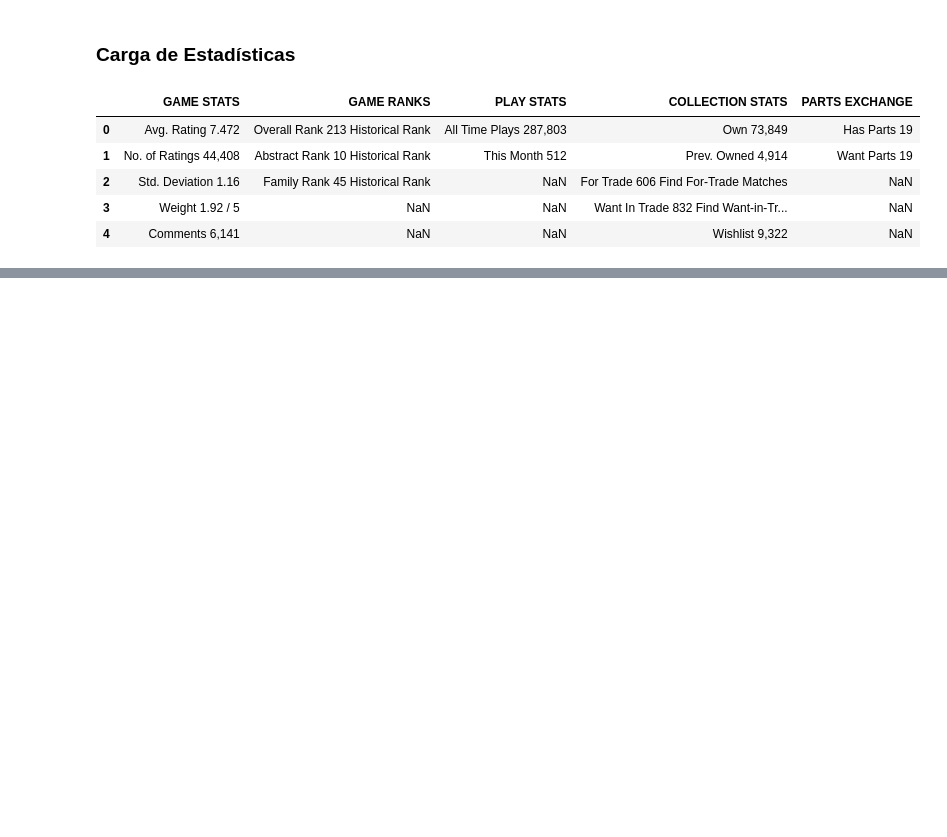
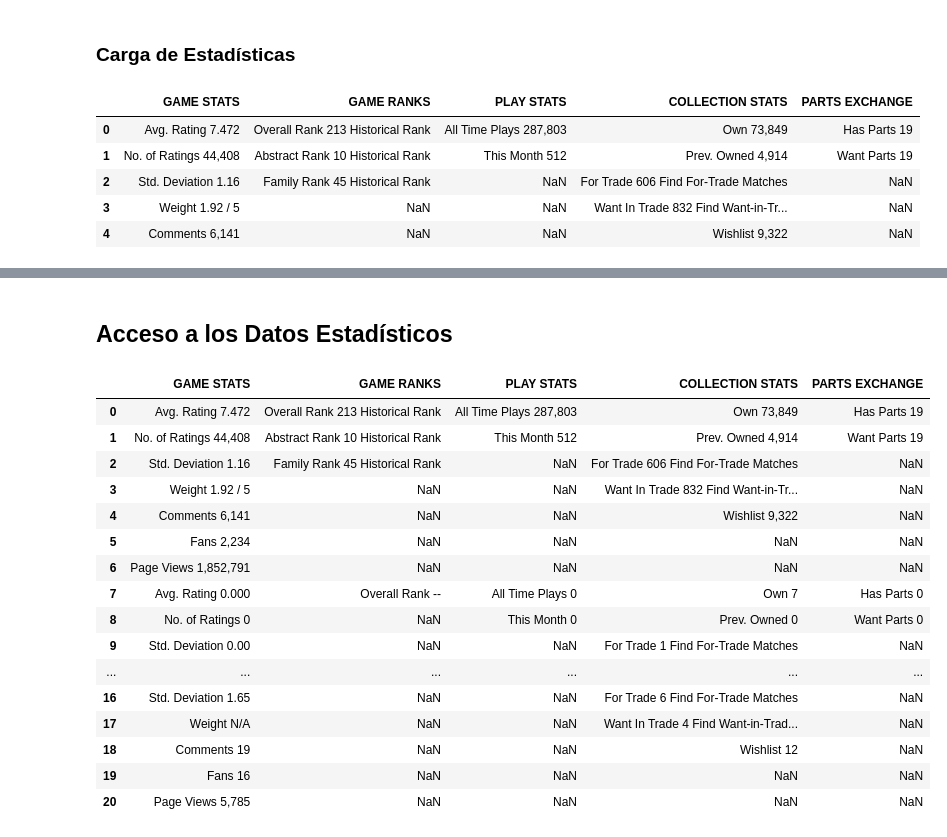
Before and after one commit to Kabarou/TP3_NLP, a Jupyter notebook: main.ipynb, the cells around one changed output, grey strips where cells are left out. Cells and saved outputs as stored; diff of their text form; code cells hidden in the pictures; blank space fills up the shorter version.

```diff
--- a/main.ipynb
+++ b/main.ipynb
@@ -70,0 +142,22 @@ df_estadisticas.head(5)
+# %% [markdown]
+## Acceso a los Datos Estadísticos
+# %%
+df_estadisticas
+# %% [output]
+|  | GAME STATS | GAME RANKS | PLAY STATS | COLLECTION STATS | PARTS EXCHANGE |
+| 0 | Avg. Rating 7.472 | Overall Rank 213 Historical Rank | All Time Plays 287,803 | Own 73,849 | Has Parts 19 |
+| 1 | No. of Ratings 44,408 | Abstract Rank 10 Historical Rank | This Month 512 | Prev. Owned 4,914 | Want Parts 19 |
+| 2 | Std. Deviation 1.16 | Family Rank 45 Historical Rank | NaN | For Trade 606 Find For-Trade Matches | NaN |
+| 3 | Weight 1.92 / 5 | NaN | NaN | Want In Trade 832 Find Want-in-Tr... | NaN |
+| 4 | Comments 6,141 | NaN | NaN | Wishlist 9,322 | NaN |
+| 5 | Fans 2,234 | NaN | NaN | NaN | NaN |
+| 6 | Page Views 1,852,791 | NaN | NaN | NaN | NaN |
+| 7 | Avg. Rating 0.000 | Overall Rank ‐‐ | All Time Plays 0 | Own 7 | Has Parts 0 |
+| 8 | No. of Ratings 0 | NaN | This Month 0 | Prev. Owned 0 | Want Parts 0 |
+| 9 | Std. Deviation 0.00 | NaN | NaN | For Trade 1 Find For-Trade Matches | NaN |
+| ... | ... | ... | ... | ... | ... |
+| 16 | Std. Deviation 1.65 | NaN | NaN | For Trade 6 Find For-Trade Matches | NaN |
+| 17 | Weight N/A | NaN | NaN | Want In Trade 4 Find Want-in-Trad... | NaN |
+| 18 | Comments 19 | NaN | NaN | Wishlist 12 | NaN |
+| 19 | Fans 16 | NaN | NaN | NaN | NaN |
+| 20 | Page Views 5,785 | NaN | NaN | NaN | NaN |
```
Also changed, not shown: parts of 10 cells of this notebook.
